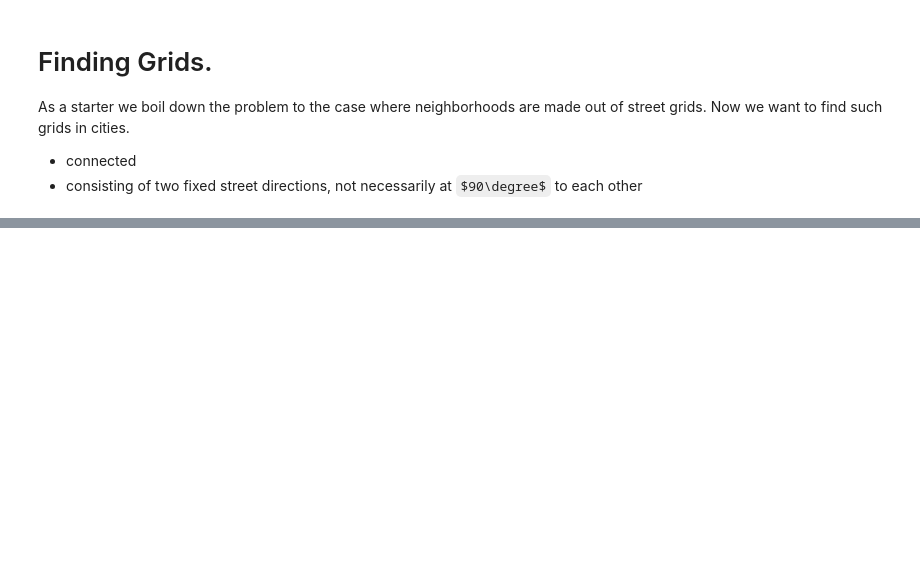
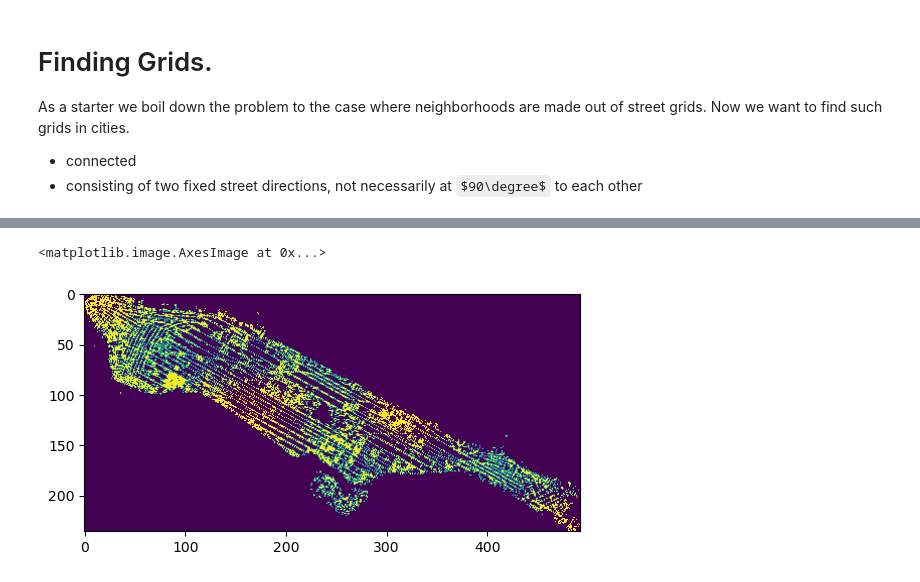
Before and after one commit to NERDSITU/superblockify, a Jupyter notebook: TestingNotebooks/20221025-Find_Grids.ipynb, the cells around one changed output, grey strips where cells are left out. Cells and saved outputs as stored; diff of their text form; code cells hidden in the pictures; some formulas as TeX source; blank space fills up the shorter version.

```diff
--- a/TestingNotebooks/20221025-Find_Grids.ipynb
+++ b/TestingNotebooks/20221025-Find_Grids.ipynb
@@ -23,0 +206,6 @@ ox.plot_folium(G)
+# %%
+plt.imshow(c, interpolation=None)
+# plt.savefig('test.pdf')
+# %% [output]
+<matplotlib.image.AxesImage at 0x...>
+[figure, added]
```
Also changed, not shown: parts of 24 cells of this notebook, 1 other file.
